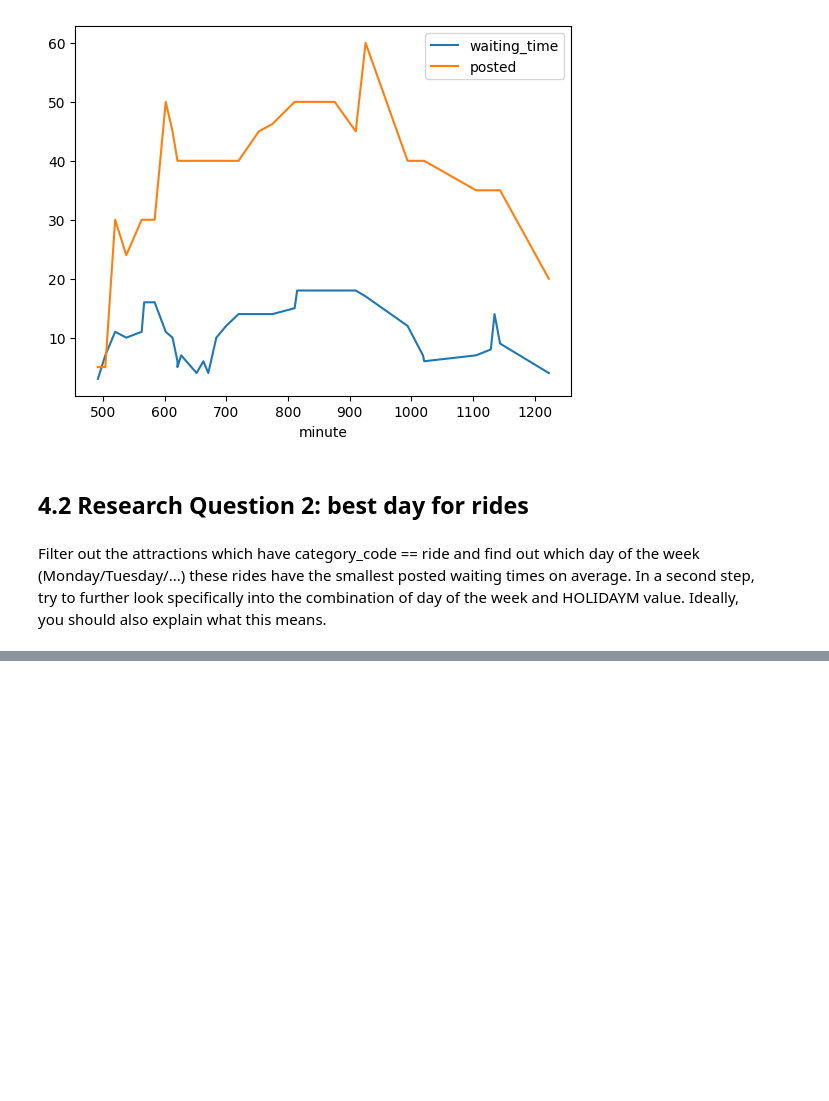
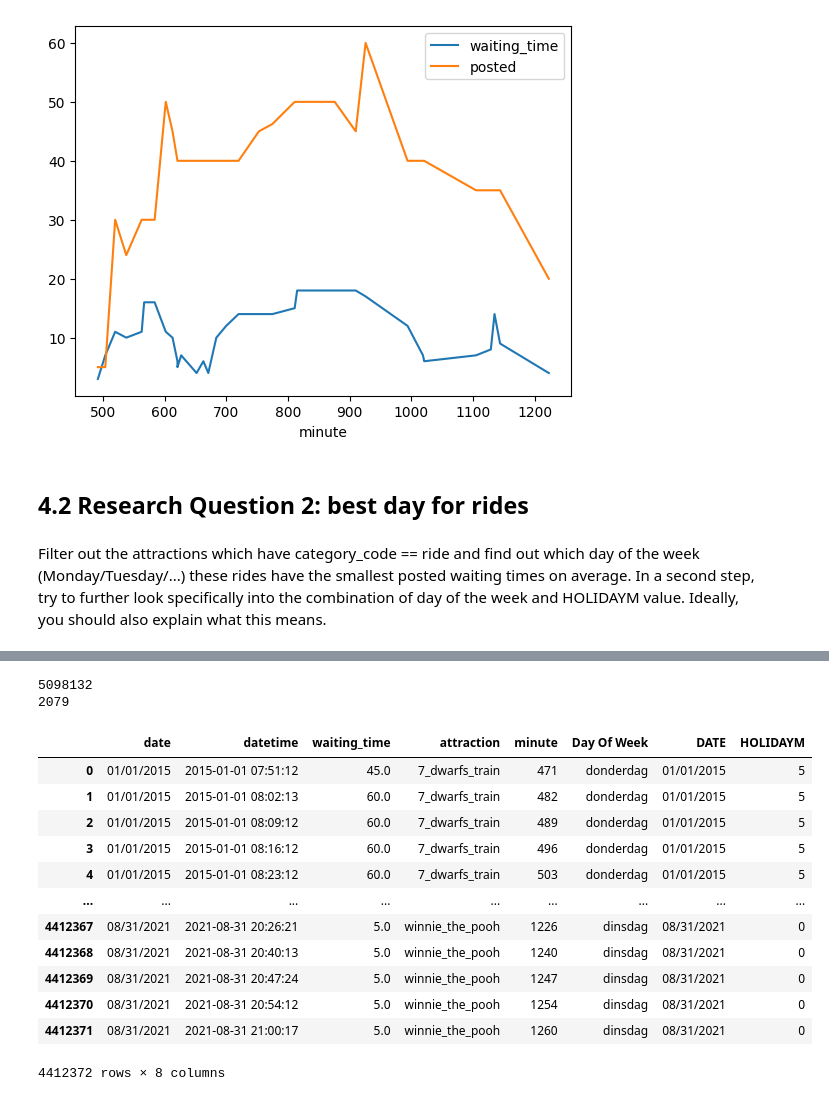
Before and after one commit to timsideanotmine/dummy-examen, a Jupyter notebook: notebooks/oefen-examen.ipynb, the cells around one changed output, grey strips where cells are left out. Saved outputs shown, nothing was run; the diff lists cells and outputs as text; code cells hidden in the pictures; blank space fills up the shorter version.

```diff
--- a/notebooks/oefen-examen.ipynb
+++ b/notebooks/oefen-examen.ipynb
@@ -900,0 +1008,27 @@ explain what this means.
+# %%
+#  nu gaan we mergen op datums
+print(len(df_waiting_posted_rides))
+print(len(df_meta))
+df_waiting_posted_rides_holiday = pd.merge(left = df_waiting_posted_rides,
+         right = df_meta[['DATE', 'HOLIDAYM']],
+         left_on = 'date',
+         right_on = 'DATE')
+# %% [output]
+5098132
+2079
+# %%
+df_waiting_posted_rides_holiday
+# %% [output]
+|  | date | datetime | waiting_time | attraction | minute | Day Of Week | DATE | HOLIDAYM |
+| 0 | 01/01/2015 | 2015-01-01 07:51:12 | 45.0 | 7_dwarfs_train | 471 | donderdag | 01/01/2015 | 5 |
+| 1 | 01/01/2015 | 2015-01-01 08:02:13 | 60.0 | 7_dwarfs_train | 482 | donderdag | 01/01/2015 | 5 |
+| 2 | 01/01/2015 | 2015-01-01 08:09:12 | 60.0 | 7_dwarfs_train | 489 | donderdag | 01/01/2015 | 5 |
+| 3 | 01/01/2015 | 2015-01-01 08:16:12 | 60.0 | 7_dwarfs_train | 496 | donderdag | 01/01/2015 | 5 |
+| 4 | 01/01/2015 | 2015-01-01 08:23:12 | 60.0 | 7_dwarfs_train | 503 | donderdag | 01/01/2015 | 5 |
+| ... | ... | ... | ... | ... | ... | ... | ... | ... |
+| 4412367 | 08/31/2021 | 2021-08-31 20:26:21 | 5.0 | winnie_the_pooh | 1226 | dinsdag | 08/31/2021 | 0 |
+| 4412368 | 08/31/2021 | 2021-08-31 20:40:13 | 5.0 | winnie_the_pooh | 1240 | dinsdag | 08/31/2021 | 0 |
+| 4412369 | 08/31/2021 | 2021-08-31 20:47:24 | 5.0 | winnie_the_pooh | 1247 | dinsdag | 08/31/2021 | 0 |
+| 4412370 | 08/31/2021 | 2021-08-31 20:54:12 | 5.0 | winnie_the_pooh | 1254 | dinsdag | 08/31/2021 | 0 |
+| 4412371 | 08/31/2021 | 2021-08-31 21:00:17 | 5.0 | winnie_the_pooh | 1260 | dinsdag | 08/31/2021 | 0 |
+4412372 rows × 8 columns
```
Also changed, not shown: parts of 17 cells of this notebook.
